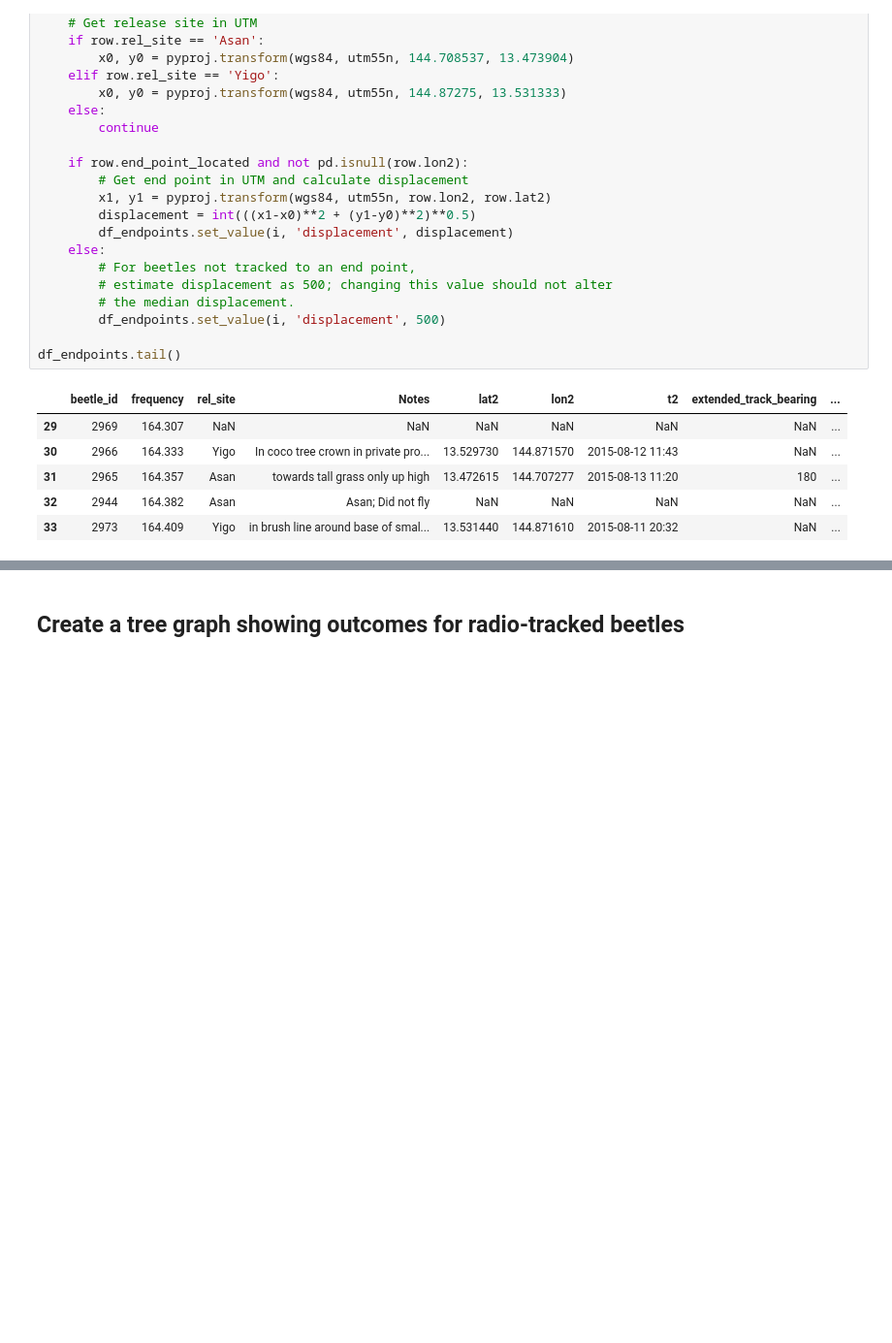
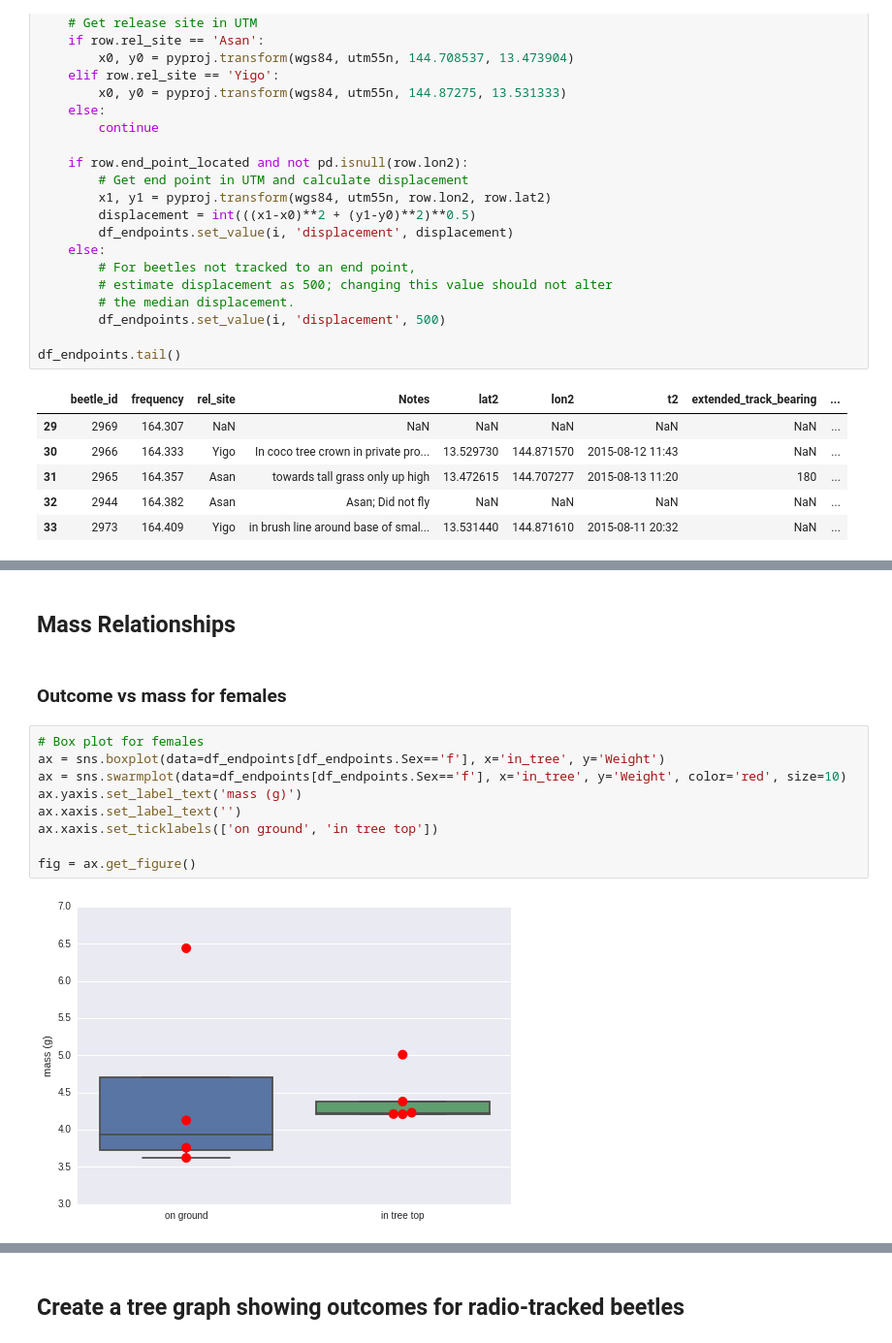
Before and after one commit to aubreymoore/detector_beetles, a Jupyter notebook: 4045191vqgrvx/detector_beetles.ipynb, the cells around one changed output, grey strips where cells are left out. Shown at 97% size. Saved outputs shown, nothing was run; the diff lists cells and outputs as text; blank space fills up the shorter version.

```diff
--- a/4045191vqgrvx/detector_beetles.ipynb
+++ b/4045191vqgrvx/detector_beetles.ipynb
@@ -250,0 +321,15 @@ df_endpoints[df_endpoints.in_tree==False][['beetle_id','Notes','end_point_locate
+# %% [markdown]
+## Mass Relationships
+# %% [markdown]
+### Outcome vs mass for females
+# %%
+# Box plot for females
+ax = sns.boxplot(data=df_endpoints[df_endpoints.Sex=='f'], x='in_tree', y='Weight')
+ax = sns.swarmplot(data=df_endpoints[df_endpoints.Sex=='f'], x='in_tree', y='Weight', color='red', size=10)
+ax.yaxis.set_label_text('mass (g)')
+ax.xaxis.set_label_text('')
+ax.xaxis.set_ticklabels(['on ground', 'in tree top'])
+
+fig = ax.get_figure()
+# %% [output]
+[figure, added]
```
Also changed, not shown: parts of 23 cells of this notebook, 27 other files.
